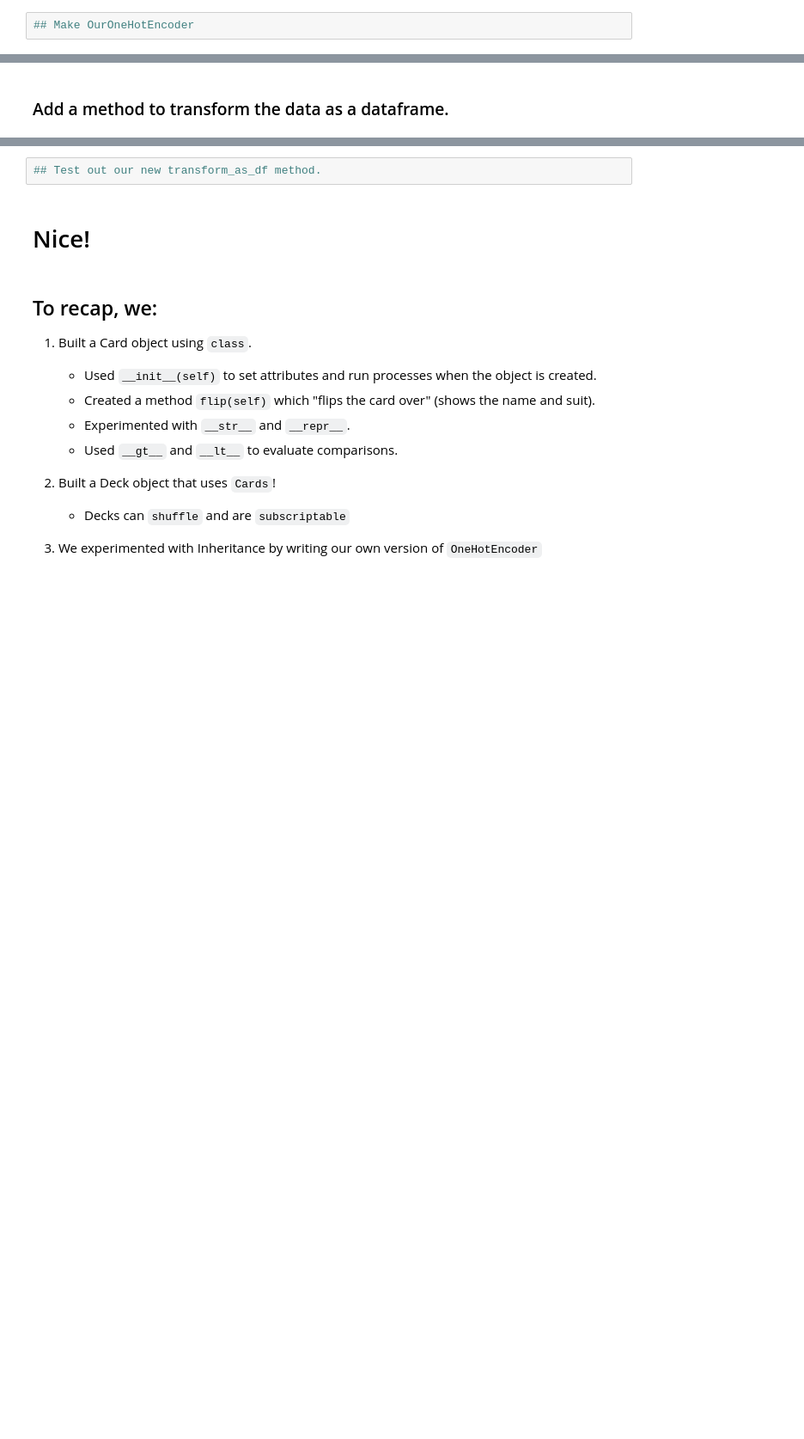
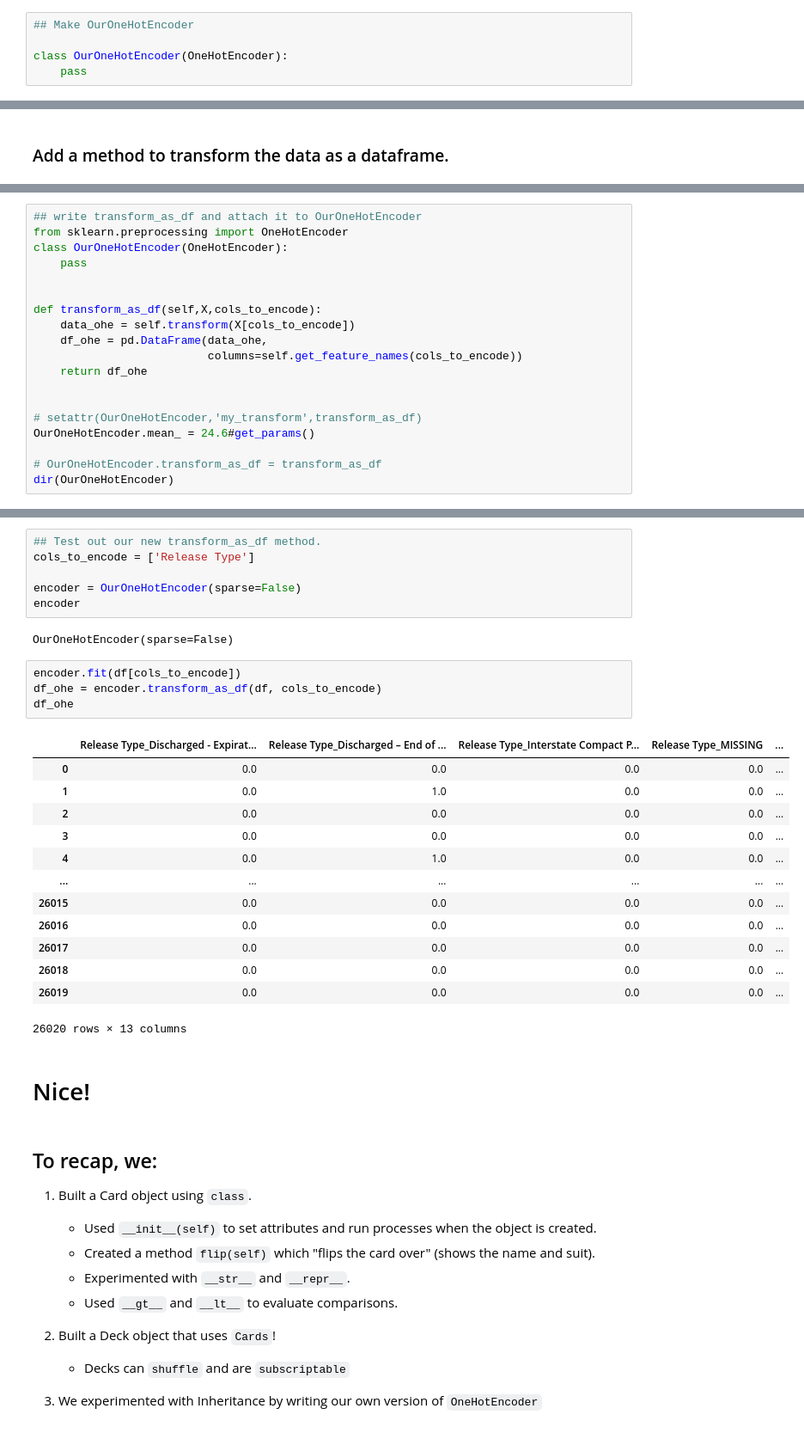
Before and after one commit to flatiron-school/Online-DS-FT-022221-Cohort-Notes, a Jupyter notebook: Phase_3/topic_21_OOP/topic_21_OOP_playing_cards_SG.ipynb, the cells around one changed output, grey strips where cells are left out. Shown at 86% size. Saved outputs shown, nothing was run; the diff lists cells and outputs as text; blank space fills up the shorter version.

```diff
--- a/Phase_3/topic_21_OOP/topic_21_OOP_playing_cards_SG.ipynb
+++ b/Phase_3/topic_21_OOP/topic_21_OOP_playing_cards_SG.ipynb
@@ -390,6 +864,9 @@ cols_to_encode = ['Release Type']
 ### Make our own Encoder and inherit everything from OneHotEncoder
 # %%
 ## Make OurOneHotEncoder
+
+class OurOneHotEncoder(OneHotEncoder):
+    pass
 # %%
 ## whats inside our class??
 help(OurOneHotEncoder)
@@ -401,0 +910,19 @@ def transform_as_df():
+# %%
+## write transform_as_df and attach it to OurOneHotEncoder
+from sklearn.preprocessing import OneHotEncoder
+class OurOneHotEncoder(OneHotEncoder):
+    pass
+
+
+def transform_as_df(self,X,cols_to_encode):
+    data_ohe = self.transform(X[cols_to_encode])
+    df_ohe = pd.DataFrame(data_ohe,
+                          columns=self.get_feature_names(cols_to_encode))
+    return df_ohe
+
+
+# setattr(OurOneHotEncoder,'my_transform',transform_as_df)
+OurOneHotEncoder.mean_ = 24.6#get_params()
+
+# OurOneHotEncoder.transform_as_df = transform_as_df
+dir(OurOneHotEncoder)
@@ -402,5 +968,29 @@ def transform_as_df():
 # %%
 ## Test out our new transform_as_df method.
+cols_to_encode = ['Release Type']
+
+encoder = OurOneHotEncoder(sparse=False)
+encoder
+# %% [output]
+OurOneHotEncoder(sparse=False)
+# %%
+encoder.fit(df[cols_to_encode])
+df_ohe = encoder.transform_as_df(df, cols_to_encode)
+df_ohe
+# %% [output]
+|  | Release Type_Discharged - Expirat... | Release Type_Discharged – End of ... | Release Type_Interstate Compact P... | Release Type_MISSING | ... |
+| 0 | 0.0 | 0.0 | 0.0 | 0.0 | ... |
+| 1 | 0.0 | 1.0 | 0.0 | 0.0 | ... |
+| 2 | 0.0 | 0.0 | 0.0 | 0.0 | ... |
+| 3 | 0.0 | 0.0 | 0.0 | 0.0 | ... |
+| 4 | 0.0 | 1.0 | 0.0 | 0.0 | ... |
+| ... | ... | ... | ... | ... | ... |
+| 26015 | 0.0 | 0.0 | 0.0 | 0.0 | ... |
+| 26016 | 0.0 | 0.0 | 0.0 | 0.0 | ... |
+| 26017 | 0.0 | 0.0 | 0.0 | 0.0 | ... |
+| 26018 | 0.0 | 0.0 | 0.0 | 0.0 | ... |
+| 26019 | 0.0 | 0.0 | 0.0 | 0.0 | ... |
+26020 rows × 13 columns
 # %% [markdown]
 # Nice!
 # %% [markdown]
```
Also changed, not shown: parts of 69 cells of this notebook, 1 other file.
